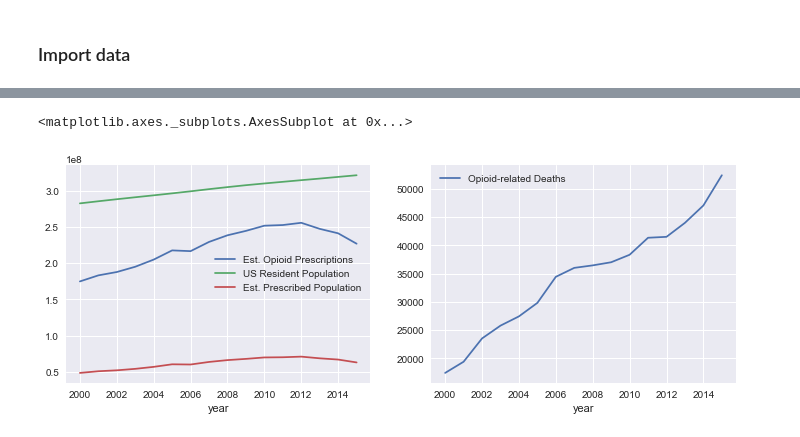
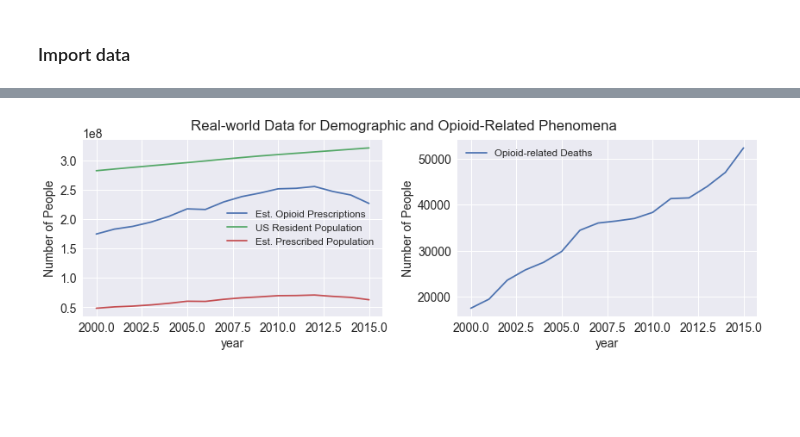
Before and after one commit to lauraware/am205project, a Jupyter notebook: Fitting_2.ipynb, the cells around one changed output, grey strips where cells are left out. Cells and saved outputs as stored; diff of their text form; code cells hidden in the pictures; blank space fills up the shorter version.

Commit message:
Begin final draft, better figures.

```diff
--- a/Fitting_2.ipynb
+++ b/Fitting_2.ipynb
@@ -13,6 +13,13 @@ import matplotlib
 import matplotlib.pyplot as plt
 import seaborn as sns
 %matplotlib inline
+# %%
+from matplotlib import rcParams
+rcParams["font.size"] = 14
+rcParams["axes.labelsize"] = "medium"
+rcParams["xtick.labelsize"] = "medium"
+rcParams["ytick.labelsize"] = "medium"
+rcParams["legend.fontsize"] = "small"
 # %% [markdown]
 ### Import data
 # %%
@@ -34,6 +41,8 @@ data['Deaths'] = pd.to_numeric(data['Deaths'], errors='coerce')
 data['Population'] = data['Population'].apply(lambda x: x.replace(',',''))
 data['Population'] = pd.to_numeric(data['Population'], errors='coerce')
 data['Age-adjusted Rate'] = data['Age-adjusted Rate']*data['Population']/100000
+
+yearly_deaths = data.groupby(['Year'])['Deaths'].sum()
 # %%
 # Load and join opioid timeseries
 
@@ -71,13 +99,19 @@ df[["year", "population", "prescribed_population", "deaths"]].to_csv("merged_dat
 # %%
 fig, ax = plt.subplots(1, 2, figsize=(12,4))
 
 df.plot("year", "prescriptions", ax=ax[0], label="Est. Opioid Prescriptions")
 df.plot("year", "population", ax=ax[0], label="US Resident Population")
 df.plot("year", "prescribed_population", ax=ax[0], label="Est. Prescribed Population")
+ax[0].set_ylabel("Number of People")
+
 df.plot("year", "deaths", ax=ax[1], label="Opioid-related Deaths")
+ax[1].set_ylabel("Number of People")
+
+plt.suptitle("Real-world Data for Demographic and Opioid-Related Phenomena")
+
+plt.tight_layout()
 # %% [output]
-<matplotlib.axes._subplots.AxesSubplot at 0x...>
-[figure, old version]
+[figure, new version]
 # %%
 SPAR0 = [0.81, 0.17, 0.0045, 0.0155]
 # %%
```
Also changed, not shown: parts of 11 cells of this notebook.
